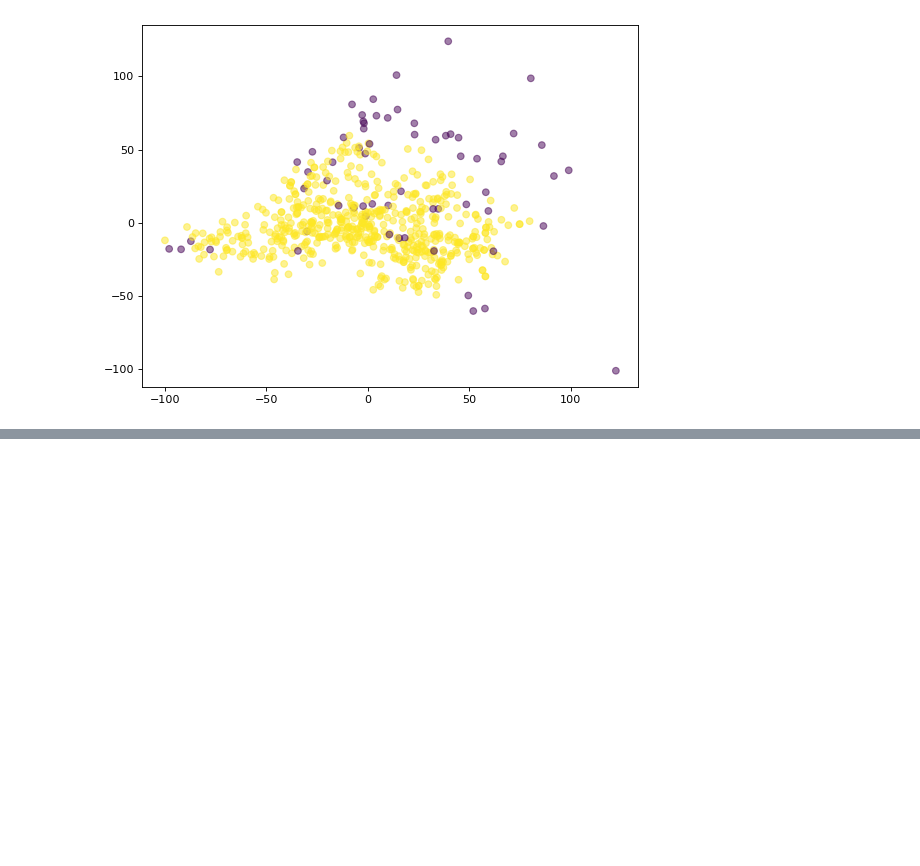
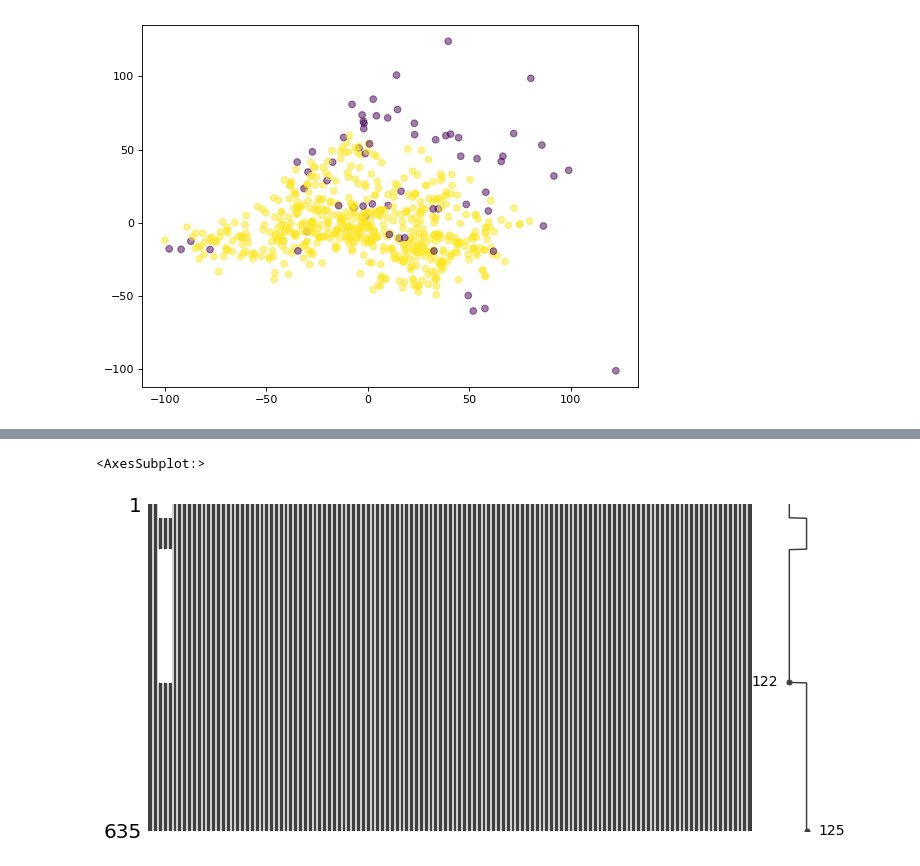
Before and after one commit to EricTsai83/IMBD_data_competition, a Jupyter notebook: Code/EDA.ipynb, the cells around one changed output, grey strips where cells are left out. Saved outputs shown, nothing was run; the diff lists cells and outputs as text; code cells hidden in the pictures; blank space fills up the shorter version.

```diff
--- a/Code/EDA.ipynb
+++ b/Code/EDA.ipynb
@@ -317,0 +374,5 @@ data_x
+# %%
+msno.matrix(data_x, figsize=(12, 6))
+# %% [output]
+<AxesSubplot:>
+[figure, added]
```
Also changed, not shown: parts of 13 cells of this notebook.
